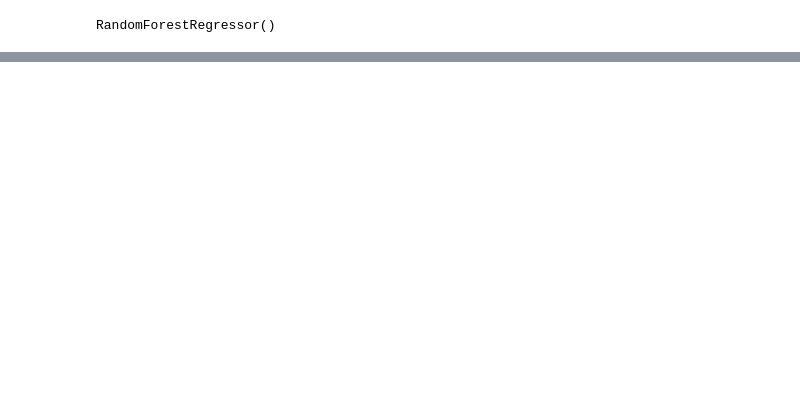
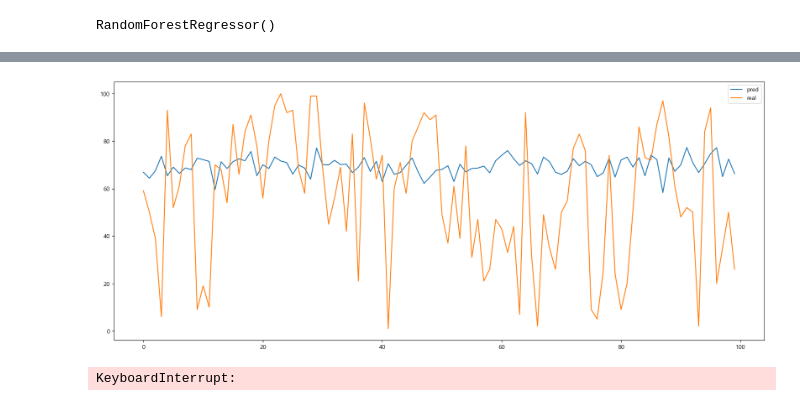
Before and after one commit to CG05/BillboardAnalitics, a Jupyter notebook: modeltest/randomForestTest.ipynb, the cells around one changed output, grey strips where cells are left out. Cells and saved outputs as stored; diff of their text form; code cells hidden in the pictures; blank space fills up the shorter version.

```diff
--- a/modeltest/randomForestTest.ipynb
+++ b/modeltest/randomForestTest.ipynb
@@ -79,0 +157,8 @@ plt.show()
+# %%
+X_train_std, y_train_std = create_sequences(1963, data_std, label)
+X_test_std, y_test_std = create_sequences(2023, data2023_std, label2023)
+# %%
+X_train_std = sequenceFlatter(X_train_std)
+X_test_std = sequenceFlatter(X_test_std)
+y_train_std = sequenceFlatter(y_train_std)
+y_test_std = sequenceFlatter(y_test_std)
@@ -79,0 +175,5 @@ plt.show()
+# %%
+test_idx_std = np.random.choice(X_test_std.shape[0], 100)
+
+X_test_std_sample = X_test_std[test_idx_std]
+y_test_std_sample = y_test_std[test_idx_std]
@@ -79,0 +182,10 @@ plt.show()
+# %%
+# 그래프 시각화
+
+plt.figure(figsize=(20,8))
+plt.plot(pred, label='pred')
+plt.plot(y_test_std_sample, label='real')
+plt.legend()
+plt.show()
+# %% [output]
+[figure, added]
@@ -79,0 +224,4 @@ plt.show()
+# %%
+getBestRFR(X_train_std, y_train_std, 'RFR', X_test_std_sample, y_test_std_sample, parameters)
+# %% [output]
+KeyboardInterrupt:
```
Also changed, not shown: parts of 22 cells of this notebook, 2 other files.
